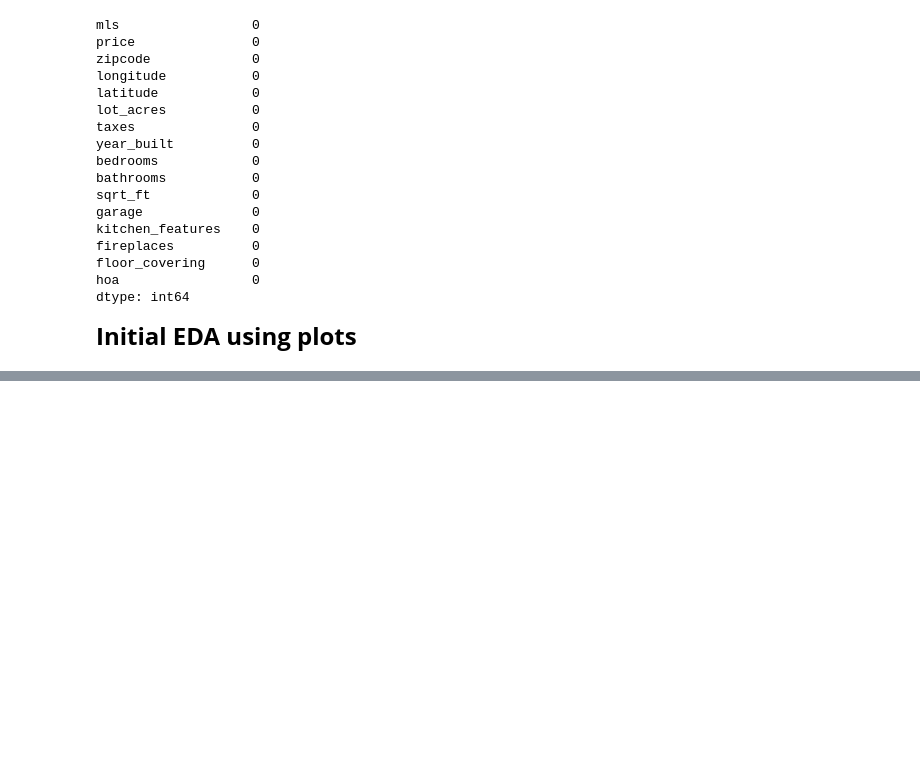
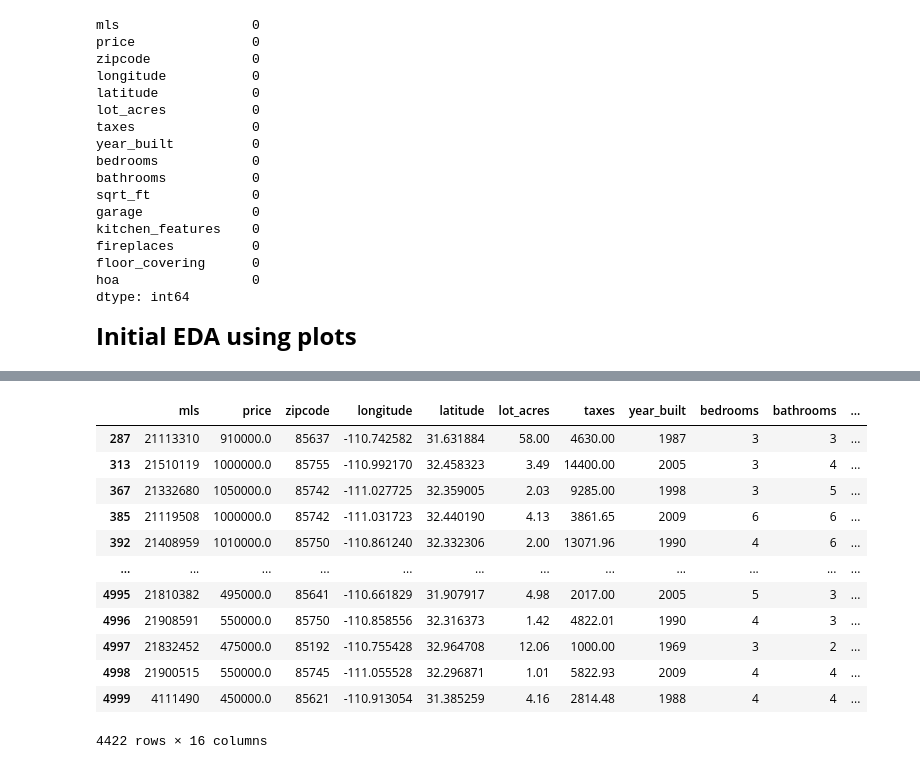
Before and after one commit to NyoYoAB/housingData_EDA, a Jupyter notebook: houseData_eda.ipynb, the cells around one changed output, grey strips where cells are left out. Cells and saved outputs as stored; diff of their text form; code cells hidden in the pictures; blank space fills up the shorter version.

```diff
--- a/houseData_eda.ipynb
+++ b/houseData_eda.ipynb
@@ -260,0 +316,11 @@ for feature in categorical_features:
+# %%
+# Convert from object type to float64
+house_df['fireplaces'] = pd.to_numeric(house_df['fireplaces'], errors="coerce")
+house_df['hoa'] = pd.to_numeric(house_df['hoa'], errors="coerce")
+
+# Convert from float to int
+house_df["bathrooms"] = house_df["bathrooms"].astype(int)
+house_df["garage"] = house_df["garage"].astype(int)
+house_df['fireplaces'] = house_df['fireplaces'].fillna(0).astype(int)
+
+house_df.dtypes
@@ -260,0 +352,28 @@ for feature in categorical_features:
+# %%
+# Detect outliners using IQR method
+
+Q1 = house_df['price'].quantile(0.25)
+Q3 = house_df['price'].quantile(0.75)
+
+IQR = Q3 - Q1
+
+lower_bound = Q1 - 1.5 * IQR
+upper_bound = Q3 + 1.5 * IQR
+
+# Filter the DataFrame to remove outliers
+house_df = house_df[(house_df['price'] >= lower_bound) & (house_df['price'] <= upper_bound)]
+house_df
+# %% [output]
+|  | mls | price | zipcode | longitude | latitude | lot_acres | taxes | year_built | bedrooms | bathrooms | ... |
+| 287 | 21113310 | 910000.0 | 85637 | -110.742582 | 31.631884 | 58.00 | 4630.00 | 1987 | 3 | 3 | ... |
+| 313 | 21510119 | 1000000.0 | 85755 | -110.992170 | 32.458323 | 3.49 | 14400.00 | 2005 | 3 | 4 | ... |
+| 367 | 21332680 | 1050000.0 | 85742 | -111.027725 | 32.359005 | 2.03 | 9285.00 | 1998 | 3 | 5 | ... |
+| 385 | 21119508 | 1000000.0 | 85742 | -111.031723 | 32.440190 | 4.13 | 3861.65 | 2009 | 6 | 6 | ... |
+| 392 | 21408959 | 1010000.0 | 85750 | -110.861240 | 32.332306 | 2.00 | 13071.96 | 1990 | 4 | 6 | ... |
+| ... | ... | ... | ... | ... | ... | ... | ... | ... | ... | ... | ... |
+| 4995 | 21810382 | 495000.0 | 85641 | -110.661829 | 31.907917 | 4.98 | 2017.00 | 2005 | 5 | 3 | ... |
+| 4996 | 21908591 | 550000.0 | 85750 | -110.858556 | 32.316373 | 1.42 | 4822.01 | 1990 | 4 | 3 | ... |
+| 4997 | 21832452 | 475000.0 | 85192 | -110.755428 | 32.964708 | 12.06 | 1000.00 | 1969 | 3 | 2 | ... |
+| 4998 | 21900515 | 550000.0 | 85745 | -111.055528 | 32.296871 | 1.01 | 5822.93 | 2009 | 4 | 4 | ... |
+| 4999 | 4111490 | 450000.0 | 85621 | -110.913054 | 31.385259 | 4.16 | 2814.48 | 1988 | 4 | 4 | ... |
+4422 rows × 16 columns
```
Also changed, not shown: parts of 4 cells of this notebook.
